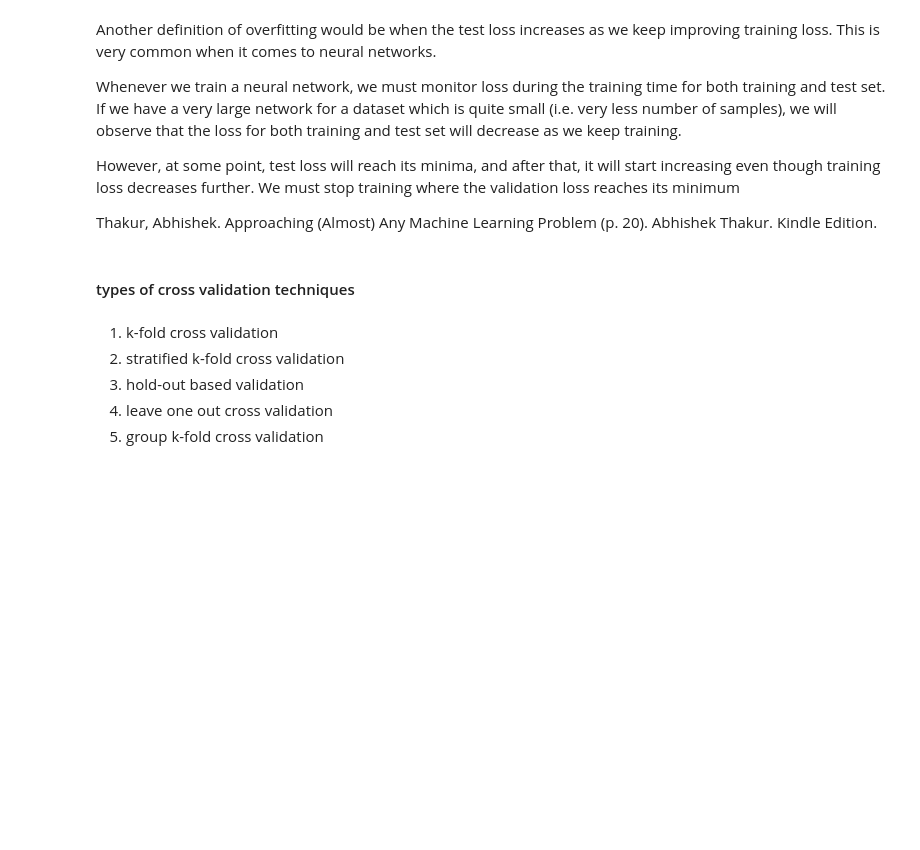
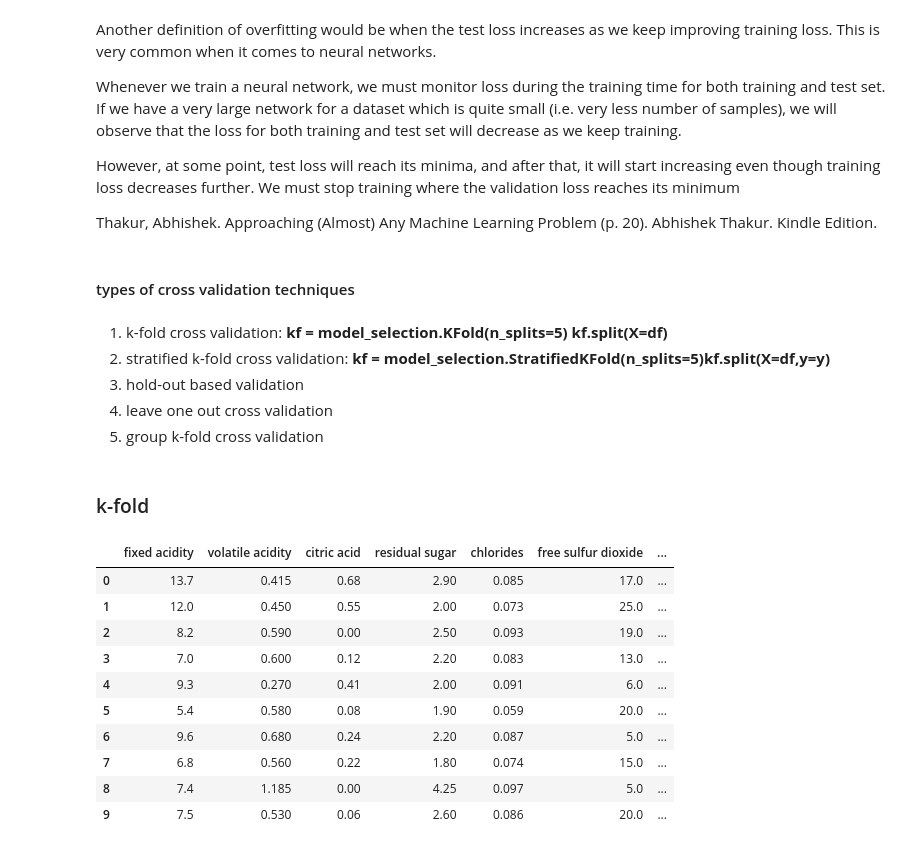
Before and after one commit to Anniewang514/approaching-any-machine-learning-problem, a Jupyter notebook: cross validation.ipynb, the cells around one changed output. Cells and saved outputs as stored; diff of their text form; code cells hidden in the pictures; blank space fills up the shorter version.

```diff
--- a/cross validation.ipynb
+++ b/cross validation.ipynb
@@ -128,11 +129,13 @@ Thakur, Abhishek. Approaching (Almost) Any Machine Learning Problem (p. 20). Abh
 # %% [markdown]
 #### types of cross validation techniques
 # %% [markdown]
-1. k-fold cross validation
-2. stratified k-fold cross validation
+1. k-fold cross validation: **kf = model_selection.KFold(n_splits=5) kf.split(X=df)**
+2. stratified k-fold cross validation: **kf = model_selection.StratifiedKFold(n_splits=5)kf.split(X=df,y=y)**
 3. hold-out based validation
 4. leave one out cross validation
 5. group k-fold cross validation
+# %% [markdown]
+### k-fold
 # %%
 if __name__=="__main__":
     df = df
@@ -148,0 +154,15 @@ if __name__=="__main__":
+# %%
+df_fold = pd.read_csv("train_folds.csv")
+df_fold.head(10)
+# %% [output]
+|  | fixed acidity | volatile acidity | citric acid | residual sugar | chlorides | free sulfur dioxide | ... |
+| 0 | 13.7 | 0.415 | 0.68 | 2.90 | 0.085 | 17.0 | ... |
+| 1 | 12.0 | 0.450 | 0.55 | 2.00 | 0.073 | 25.0 | ... |
+| 2 | 8.2 | 0.590 | 0.00 | 2.50 | 0.093 | 19.0 | ... |
+| 3 | 7.0 | 0.600 | 0.12 | 2.20 | 0.083 | 13.0 | ... |
+| 4 | 9.3 | 0.270 | 0.41 | 2.00 | 0.091 | 6.0 | ... |
+| 5 | 5.4 | 0.580 | 0.08 | 1.90 | 0.059 | 20.0 | ... |
+| 6 | 9.6 | 0.680 | 0.24 | 2.20 | 0.087 | 5.0 | ... |
+| 7 | 6.8 | 0.560 | 0.22 | 1.80 | 0.074 | 15.0 | ... |
+| 8 | 7.4 | 1.185 | 0.00 | 4.25 | 0.097 | 5.0 | ... |
+| 9 | 7.5 | 0.530 | 0.06 | 2.60 | 0.086 | 20.0 | ... |
```
Also changed, not shown: parts of 15 cells of this notebook, 2 other files.
